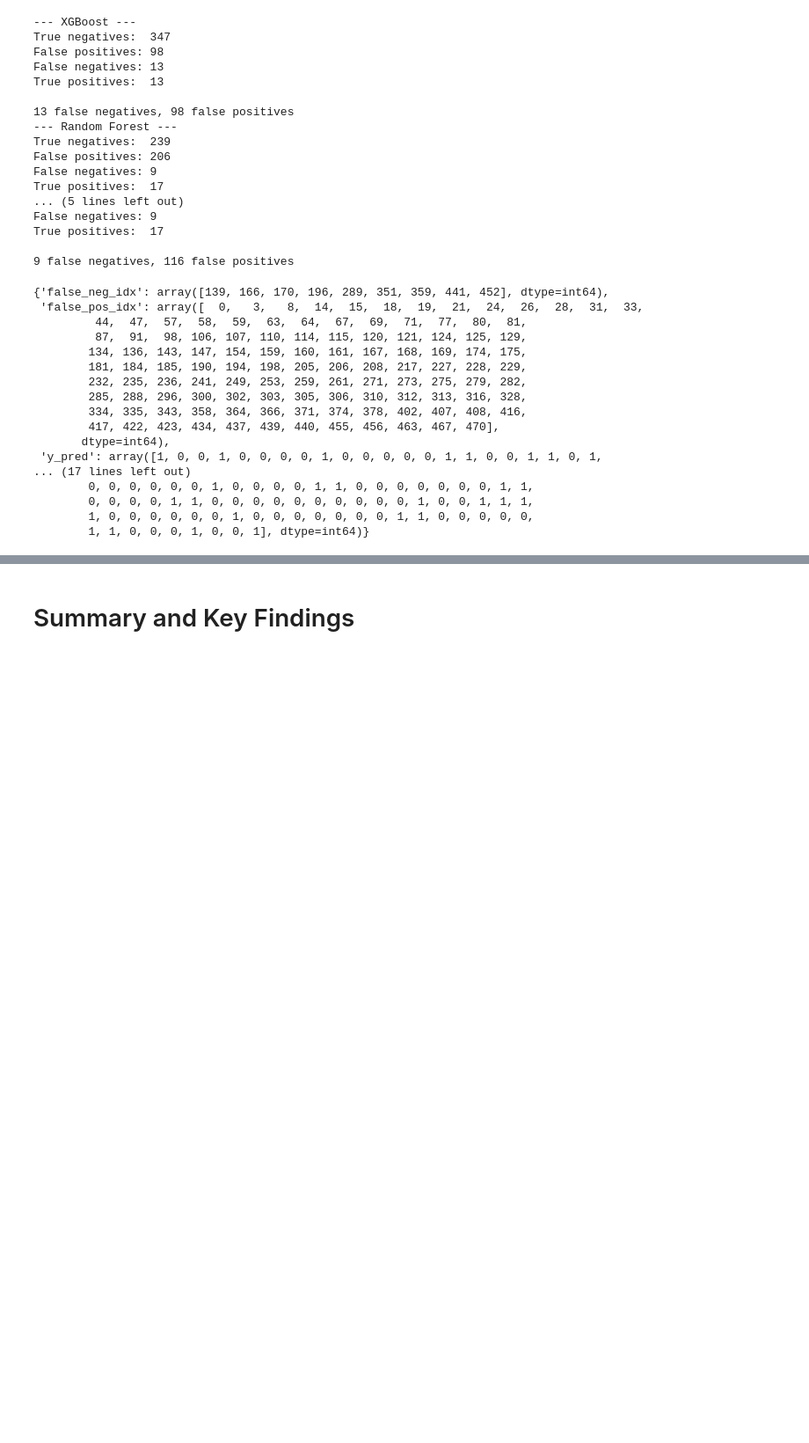
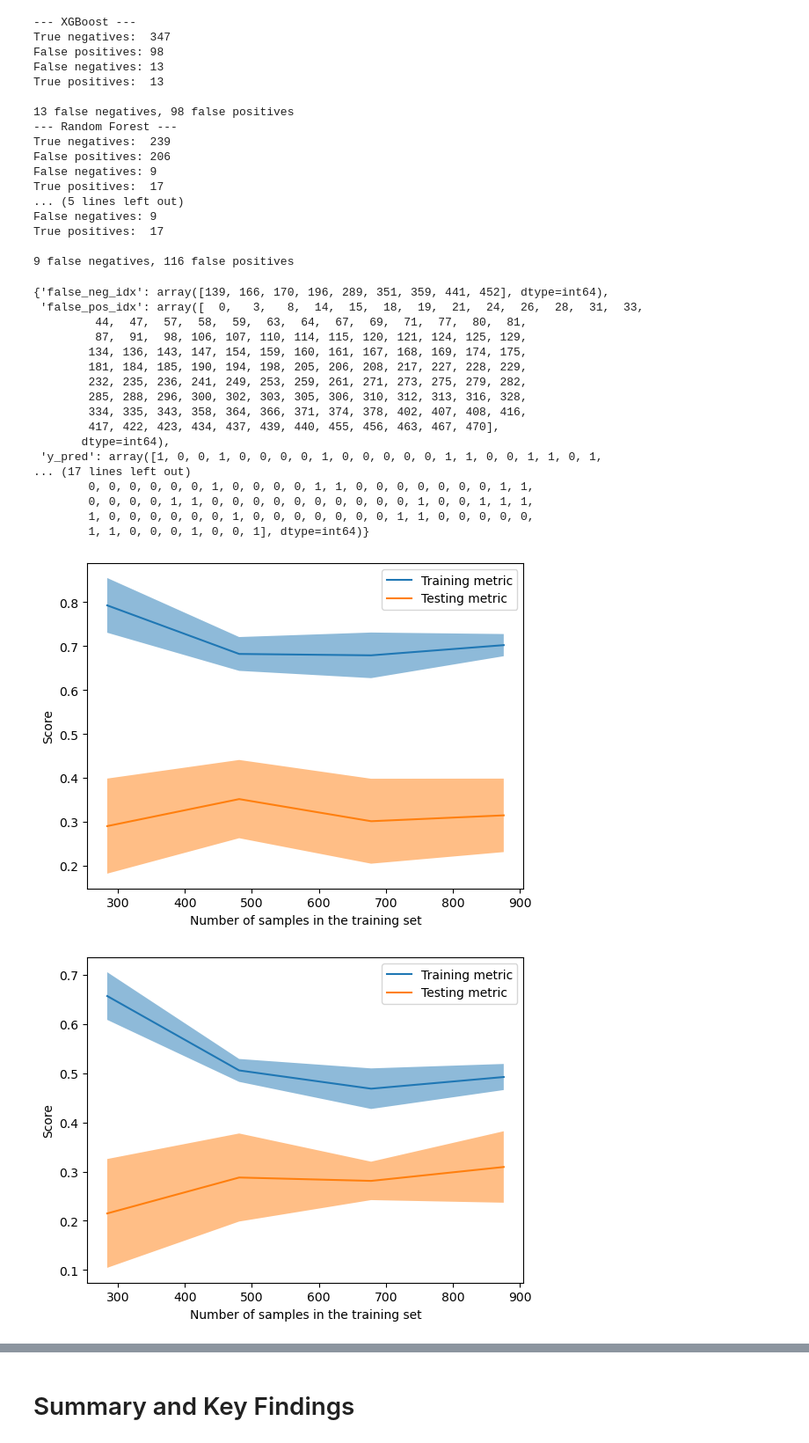
Before and after one commit to 4a24192a/erm-theres-an-issue, a Jupyter notebook: fault_detection.ipynb, the cells around one changed output, grey strips where cells are left out. Shown at 88% size. Saved outputs shown, nothing was run; the diff lists cells and outputs as text; code cells hidden in the pictures; blank space fills up the shorter version.

```diff
--- a/fault_detection.ipynb
+++ b/fault_detection.ipynb
@@ -1294,3 +1266,24 @@ True positives:  17
         0, 0, 0, 0, 1, 1, 0, 0, 0, 0, 0, 0, 0, 0, 0, 0, 1, 0, 0, 1, 1, 1,
         1, 0, 0, 0, 0, 0, 0, 1, 0, 0, 0, 0, 0, 0, 0, 1, 1, 0, 0, 0, 0, 0,
         1, 1, 0, 0, 0, 1, 0, 0, 1], dtype=int64)}
+# %%
+from sklearn.model_selection import LearningCurveDisplay
+from sklearn.metrics import fbeta_score, make_scorer
+from sklearn.base import clone
+
+scorer = make_scorer(fbeta_score, beta = 2)
+
+model_xgb = clone(pipeline_xgb)
+LearningCurveDisplay.from_estimator(model_xgb, X_train,y_train, scoring = scorer, score_type = 'both')
+plt.show()
+
+model_rf = clone(pipeline_rf)
+LearningCurveDisplay.from_estimator(model_rf, X_train,y_train, scoring = scorer, score_type = 'both')
+plt.show()
+
+model_lr = clone(pipeline_lr)
+LearningCurveDisplay.from_estimator(model_lr, X_train,y_train, scoring = scorer, score_type = 'both')
+plt.show()
+# %% [output]
+[figure, added]
+[figure, added]
```
Also changed, not shown: parts of 2 cells of this notebook.
